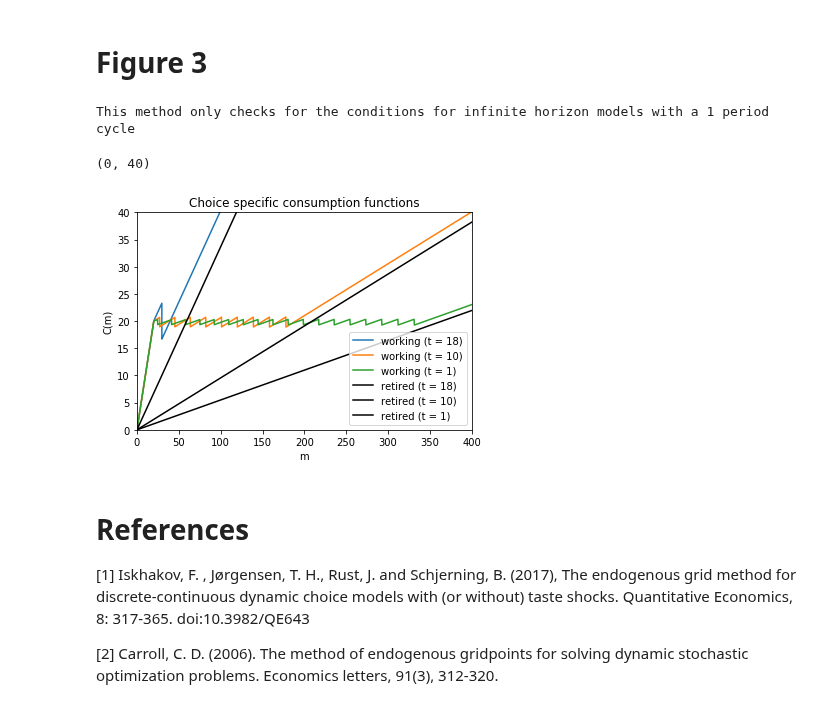
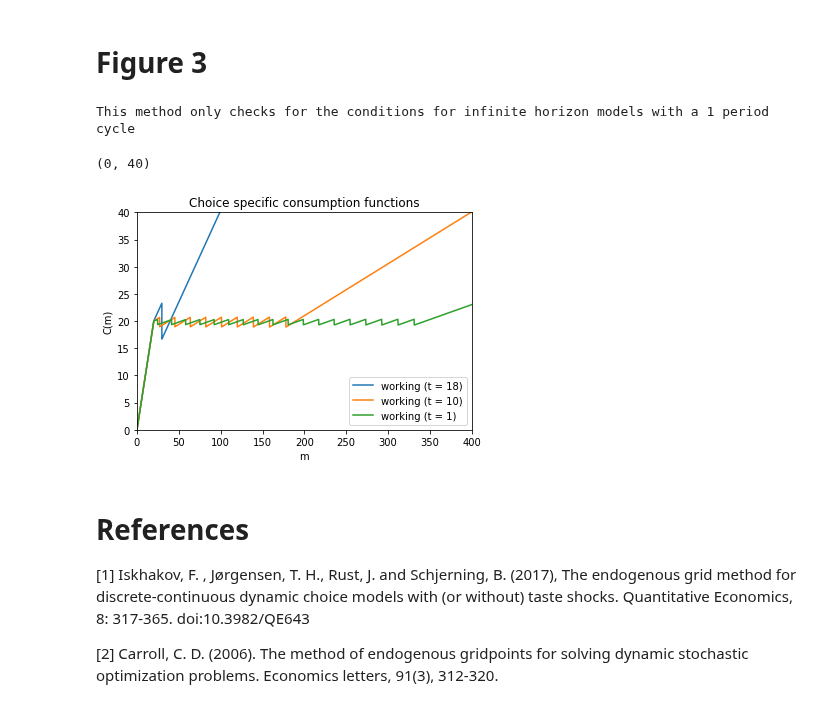
Before and after one commit to econ-ark/REMARK, a Jupyter notebook: REMARKs/EndogenousRetirement/Endogenous-Retirement.ipynb, the cells around one changed output. Drawn from its saved outputs; the diff is of its cells as text; code cells hidden in the pictures.

```diff
--- a/REMARKs/EndogenousRetirement/Endogenous-Retirement.ipynb
+++ b/REMARKs/EndogenousRetirement/Endogenous-Retirement.ipynb
@@ -915,29 +913,24 @@ model_fig2.plotC(t, 1, color= 'k')
 # %%
 #modelTranIncLight = dcegm.RetiringDeaton(saveCommon = True, TranIncNodes = 20, TranIncVar = 0.001)
 fig3_params = retiring_params.copy()
 fig3_params['Rfree'] = 1.01
 fig3_params['DiscFac'] = 1/fig3_params['Rfree']
 model_fig3 = RetiringDeaton(**fig3_params)
 model_fig3.solve()
 t = 18
 model_fig3.plotC(t, 2)
 t = 10
 model_fig3.plotC(t, 2)
 t = 1
 model_fig3.plotC(t, 2)
-t = 18
-model_fig3.plotC(t, 1, color= 'k')
-t = 10
-model_fig3.plotC(t, 1, color= 'k')
-t = 1
-model_fig3.plotC(t, 1, color= 'k')
+
 
 plt.xlim((0,400))
 plt.ylim((0,40))
 # %% [output]
 This method only checks for the conditions for infinite horizon models with a 1 period cycle
 (0, 40)
-[figure, old version]
+[figure, new version]
 # %% [markdown]
 # References
 [1] Iskhakov, F. , Jørgensen, T. H., Rust, J. and Schjerning, B. (2017), The endogenous grid method for discrete‐continuous dynamic choice models with (or without) taste shocks. Quantitative Economics, 8: 317-365. doi:10.3982/QE643
```
Also changed, not shown: parts of 41 cells of this notebook, 1 other file.
